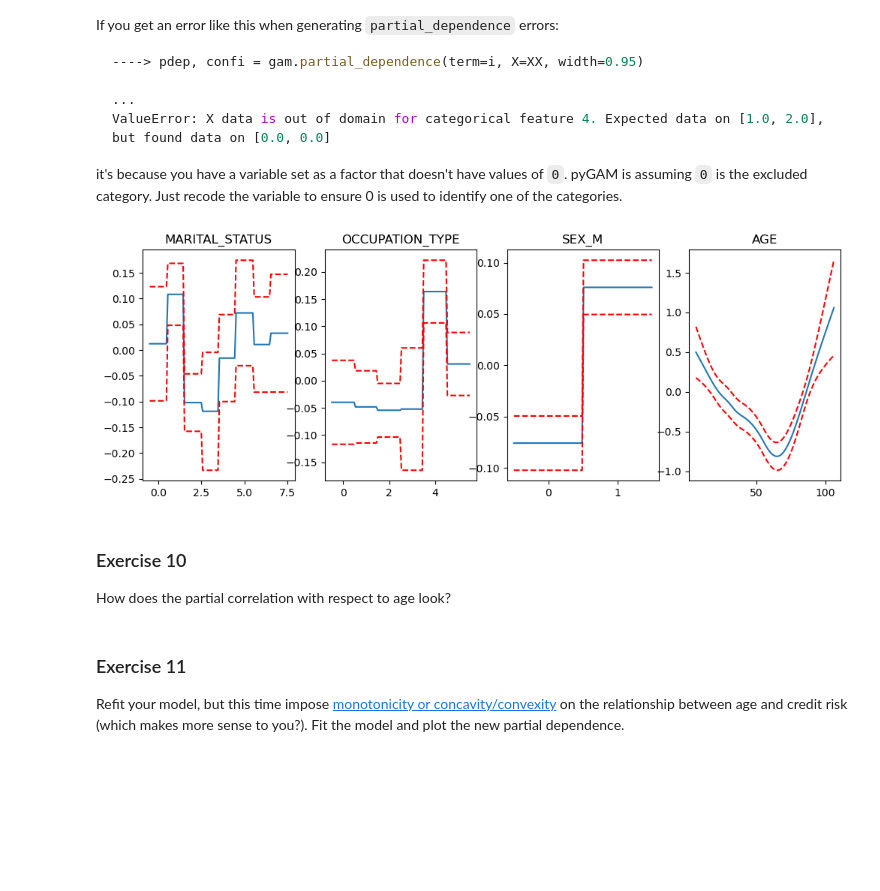
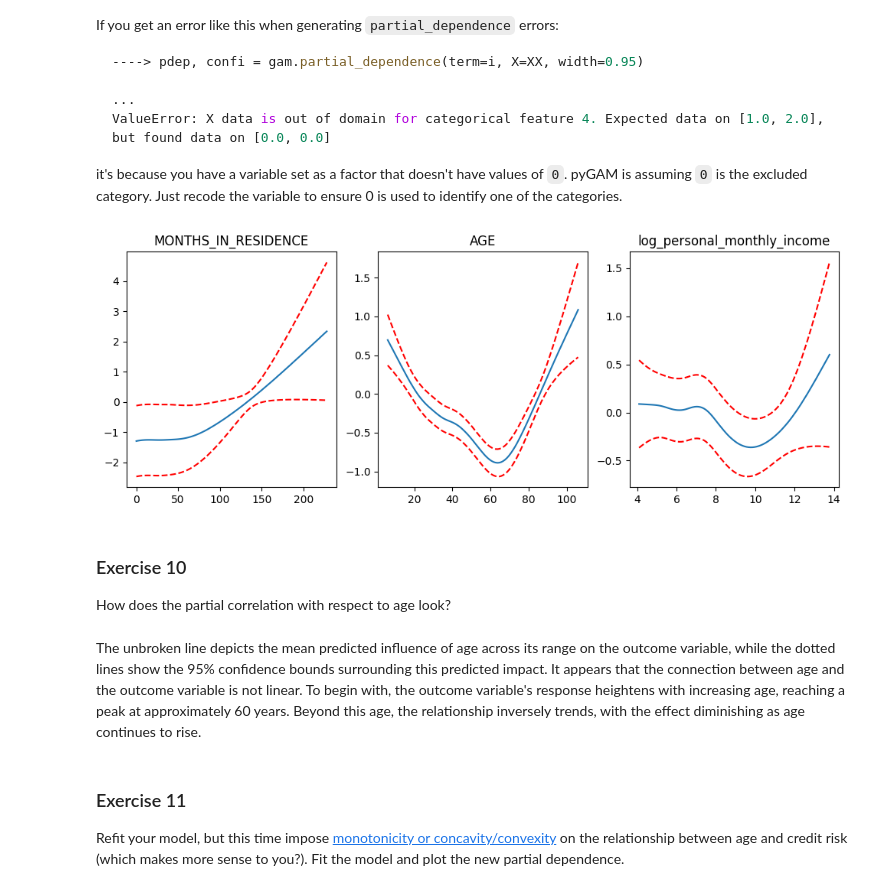
Before and after one commit to AliciaXia222/IDS701_Exercise2, a Jupyter notebook: exercise_interpretable.ipynb, the cells around one changed output. Saved outputs shown, nothing was run; the diff lists cells and outputs as text; code cells hidden in the pictures; blank space fills up the shorter version.

Commit message:
add final pdf html ipynb file and data

```diff
--- a/exercise_interpretable.ipynb
+++ b/exercise_interpretable.ipynb
@@ -360,15 +500,16 @@ X.dropna(inplace=True)
 # %%
 from sklearn.model_selection import train_test_split
-
 from pygam import LogisticGAM, s, f
 
-y = np.array(X["TARGET_LABEL_BAD=1"])
+# Create a binary target variable
+y = X["TARGET_LABEL_BAD=1"]
 print(X.columns)
-X = np.array(X.drop(columns="TARGET_LABEL_BAD=1"))
+X = X.drop(columns="TARGET_LABEL_BAD=1")
 
-
+# Split the data into a training set and a test set
 X_train, X_test, y_train, y_test = train_test_split(
     X, y, test_size=0.2, random_state=42
 )
+X.dtypes
 # %% [output]
 Index(['QUANT_CARS', 'MONTHS_IN_RESIDENCE', 'QUANT_BANKING_ACCOUNTS', 'AGE',
@@ -383,9 +536,10 @@ gam = LogisticGAM(
     + s(3)  # age
     + f(4)  # Marital status
     + f(5)  # occupation type
-    + s(6)  # log dependants
-    + s(7)  # log income
-    + f(8)  # sex_m
-).gridsearch(X_train, y_train)
+    + f(6)  # residence type
+    + s(7)  # log dependants
+    + s(8)  # log income
+    + f(9)  # sex_m
+).gridsearch(X_train.values, y_train.values)
 # %% [output]
   0% (0 of 11) |                         | Elapsed Time: 0:00:00 ETA:  --:--:--
@@ -453,6 +626,6 @@ def false_omission(threshold):
 for i in np.arange(0.12, 0.17, 0.005).tolist():
     a, b = false_omission(i)
     print(
-        f"With a threshold of {i:.6f} the False Omission rate is {a:.4f} and the TN is {b:,.0f}"
+        f"With a threshold of {i:.6f} the False Omission rate is {a:.10f} and the TN is {b:,.0f}"
     )
 # %% [output]
@@ -470,6 +643,6 @@ With a threshold of 0.170000 the False Omission rate is 0.1489 and the TN is 423
 # %%
 probs = gam.predict_proba(X_test)
-y_pred = list(map(int, gam.predict_proba(X_test) > 0.135))
+y_pred = list(map(int, gam.predict_proba(X_test) > 0.13))
 conf_mat = confusion_matrix(y_test, y_pred)
 
 pd.DataFrame(
@@ -477,4 +650,6 @@ pd.DataFrame(
     index=["Actual Negative", "Actual Positive"],
     columns=["Predicted Negative", "Predicted Positive"],
 )
+FOR = conf_mat[1][0] / conf_mat[:, 1].sum()
+print(f"With Optimal Threshold: 0.13, The minimum false omission rate is: {FOR:}")
 # %% [output]
@@ -528,27 +701,25 @@ ValueError: X data is out of domain for categorical feature 4. Expected data on
 
 it's because you have a variable set as a factor that doesn't have values of `0`. pyGAM is assuming `0` is the excluded category. Just recode the variable to ensure 0 is used to identify one of the categories.
 # %%
-# Index(['QUANT_CARS', 'MONTHS_IN_RESIDENCE', 'QUANT_BANKING_ACCOUNTS', 'AGE',
-#        'MARITAL_STATUS', 'OCCUPATION_TYPE', 'log_quant_dependants',
-#        'log_personal_monthly_income', 'TARGET_LABEL_BAD=1', 'SEX_M'],
-
-fig, axs = plt.subplots(1, 4, figsize=(12, 4))
-titles = ["MARITAL_STATUS", "OCCUPATION_TYPE", "SEX_M", "AGE"]
-terms = [4, 5, 8, 3]
+fig, axs = plt.subplots(1, 3, figsize=(12, 4))
+titles = ["MONTHS_IN_RESIDENCE", "AGE", "log_personal_monthly_income"]
+terms = [1, 3, 8]
 
 for i, ax in enumerate(axs):
     XX = gam.generate_X_grid(term=terms[i])
     pdep, confi = gam.partial_dependence(term=terms[i], width=0.95)
 
     ax.plot(XX[:, terms[i]], pdep)
     ax.plot(XX[:, terms[i]], confi, c="r", ls="--")
     ax.set_title(titles[i])
 # %% [output]
-[figure, old version]
+[figure, new version]
 # %% [markdown]
 ### Exercise 10
 
 How does the partial correlation with respect to age look?
+# %% [markdown]
+The unbroken line depicts the mean predicted influence of age across its range on the outcome variable, while the dotted lines show the 95% confidence bounds surrounding this predicted impact. It appears that the connection between age and the outcome variable is not linear. To begin with, the outcome variable's response heightens with increasing age, reaching a peak at approximately 60 years. Beyond this age, the relationship inversely trends, with the effect diminishing as age continues to rise.
 # %% [markdown]
 ### Exercise 11
 
```
Also changed, not shown: parts of 49 cells of this notebook, 4 other files.
